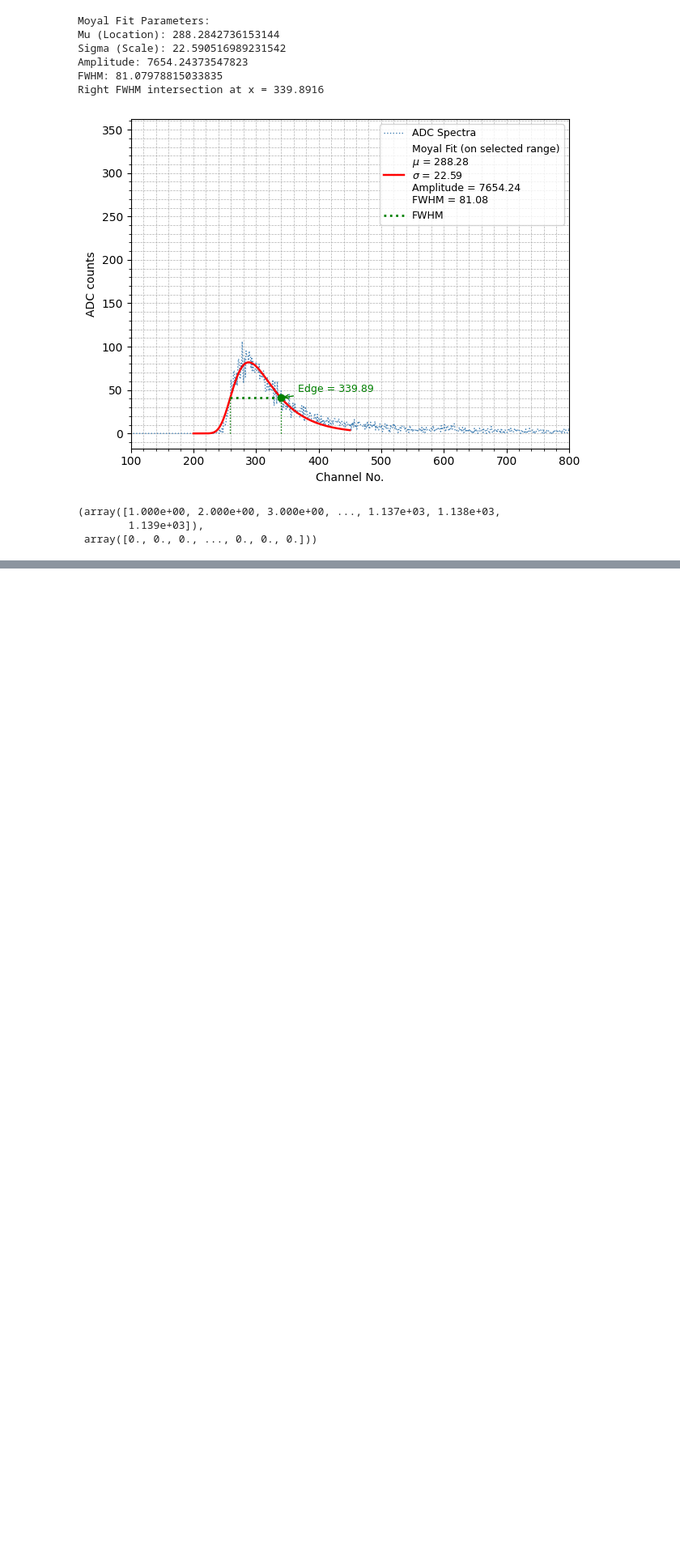
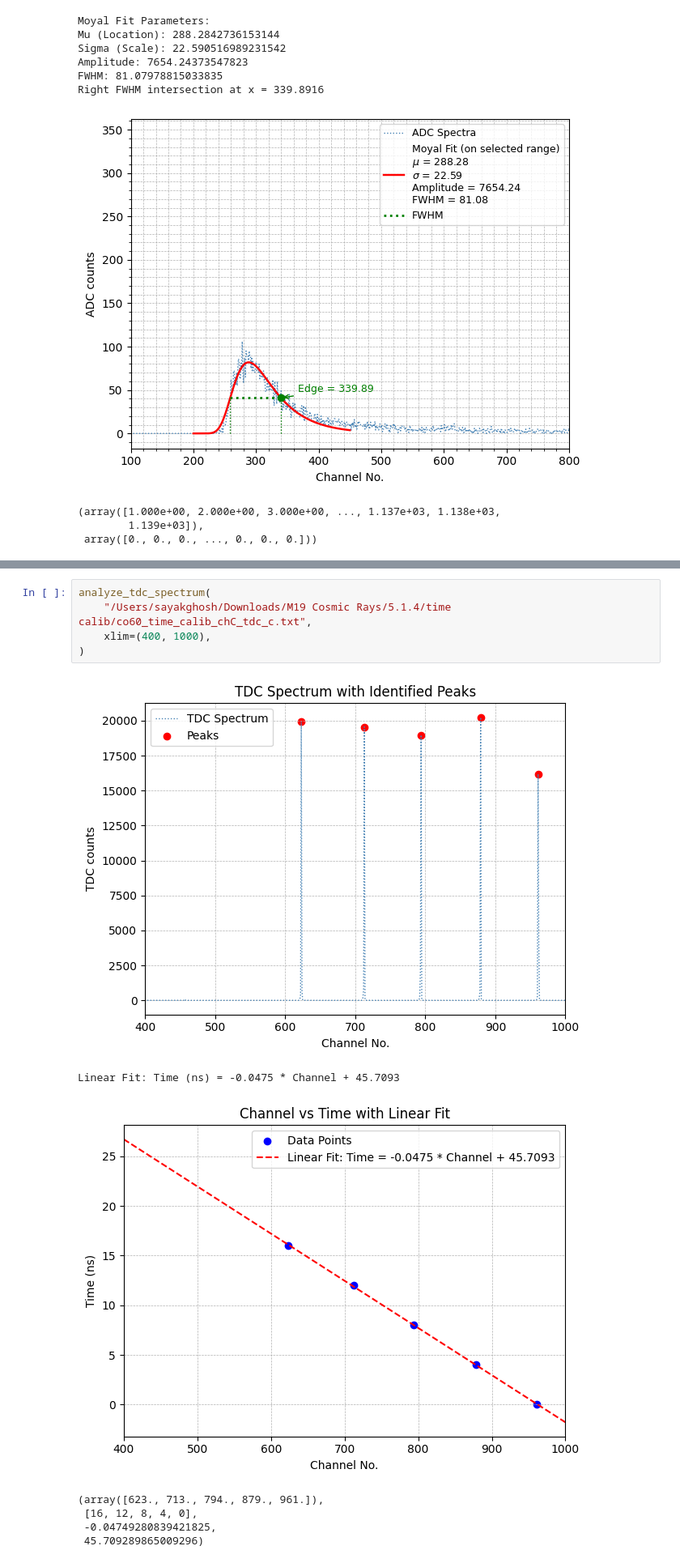
Before and after one commit to c0smic-65/M19-spectra-analysis, a Jupyter notebook: test.ipynb, the cells around one changed output, grey strips where cells are left out. Shown at 81% size. Saved outputs shown, nothing was run; the diff lists cells and outputs as text; blank space fills up the shorter version.

```diff
--- a/test.ipynb
+++ b/test.ipynb
@@ -282,0 +481,13 @@ Right FWHM intersection at x = 339.8916
+# %%
+analyze_tdc_spectrum(
+    "/Users/sayakghosh/Downloads/M19 Cosmic Rays/5.1.4/time calib/co60_time_calib_chC_tdc_c.txt",
+    xlim=(400, 1000),
+)
+# %% [output]
+[figure, added]
+Linear Fit: Time (ns) = -0.0475 * Channel + 45.7093
+[figure, added]
+(array([623., 713., 794., 879., 961.]),
+ [16, 12, 8, 4, 0],
+ -0.04749280839421825,
+ 45.709289865009296)
```
Also changed, not shown: parts of 16 cells of this notebook.
